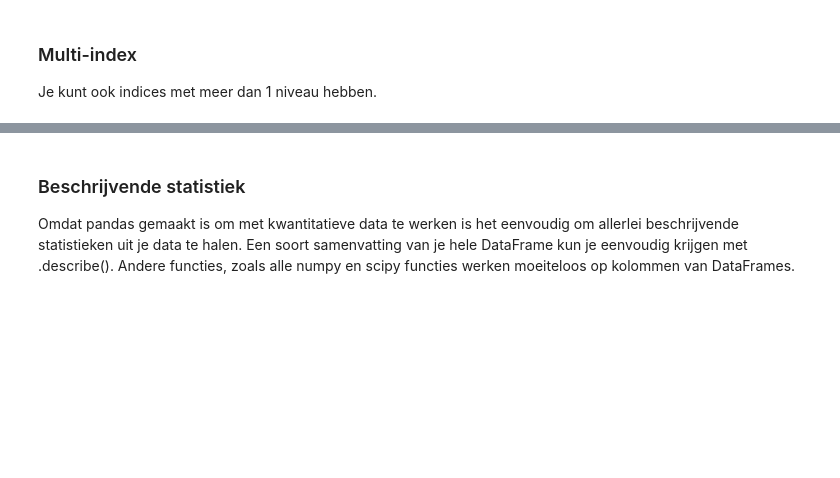
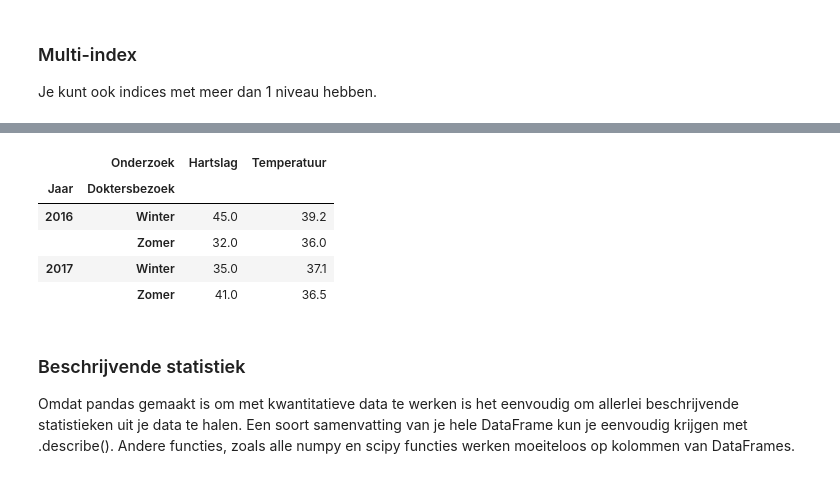
Before and after one commit to harcel/PyDataScienceIntroNL, a Jupyter notebook: Instructie_2.ipynb, the cells around one changed output, grey strips where cells are left out. Cells and saved outputs as stored; diff of their text form; code cells hidden in the pictures; blank space fills up the shorter version.

```diff
--- a/Instructie_2.ipynb
+++ b/Instructie_2.ipynb
@@ -456,3 +672,13 @@ Je kunt ook indices met meer dan 1 niveau hebben.
+# %%
+gezondheid['Kees']
+# gezondheid.loc[2016]
+# %% [output]
+|  | Onderzoek | Hartslag | Temperatuur |
+| Jaar | Doktersbezoek |  |  |
+| 2016 | Winter | 45.0 | 39.2 |
+|  | Zomer | 32.0 | 36.0 |
+| 2017 | Winter | 35.0 | 37.1 |
+|  | Zomer | 41.0 | 36.5 |
 # %% [markdown]
 ### Beschrijvende statistiek
 Omdat pandas gemaakt is om met kwantitatieve data te werken is het eenvoudig om allerlei beschrijvende statistieken uit je data te halen. Een soort samenvatting van je hele DataFrame kun je eenvoudig krijgen met .describe(). Andere functies, zoals alle numpy en scipy functies werken moeiteloos op kolommen van DataFrames.
```
Also changed, not shown: parts of 19 cells of this notebook.
